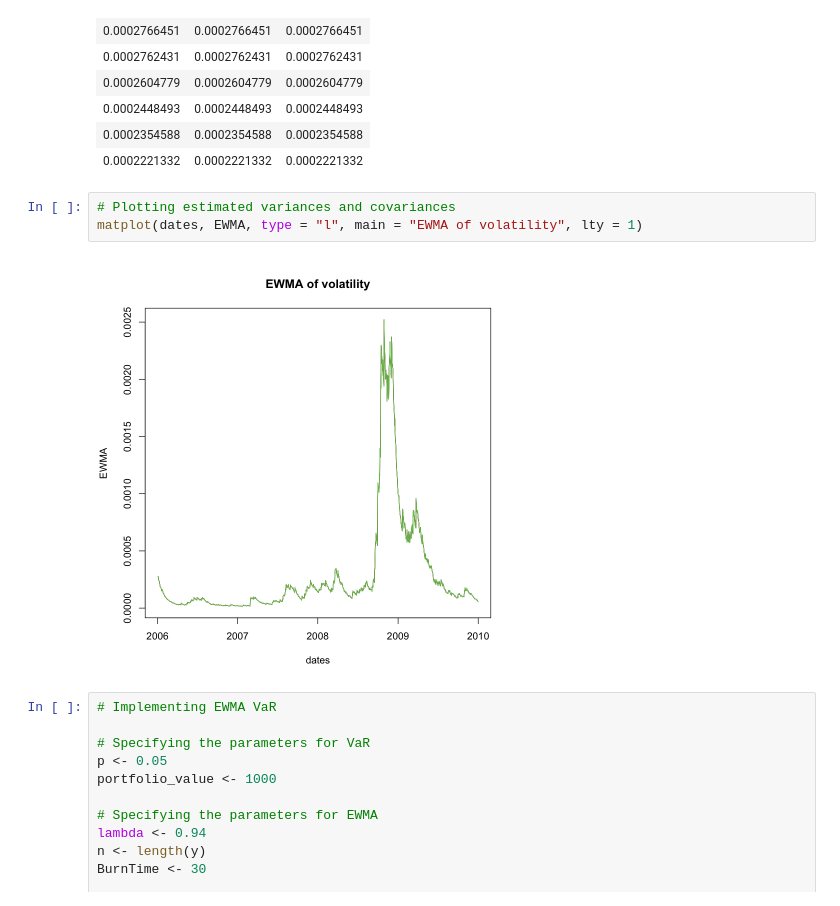
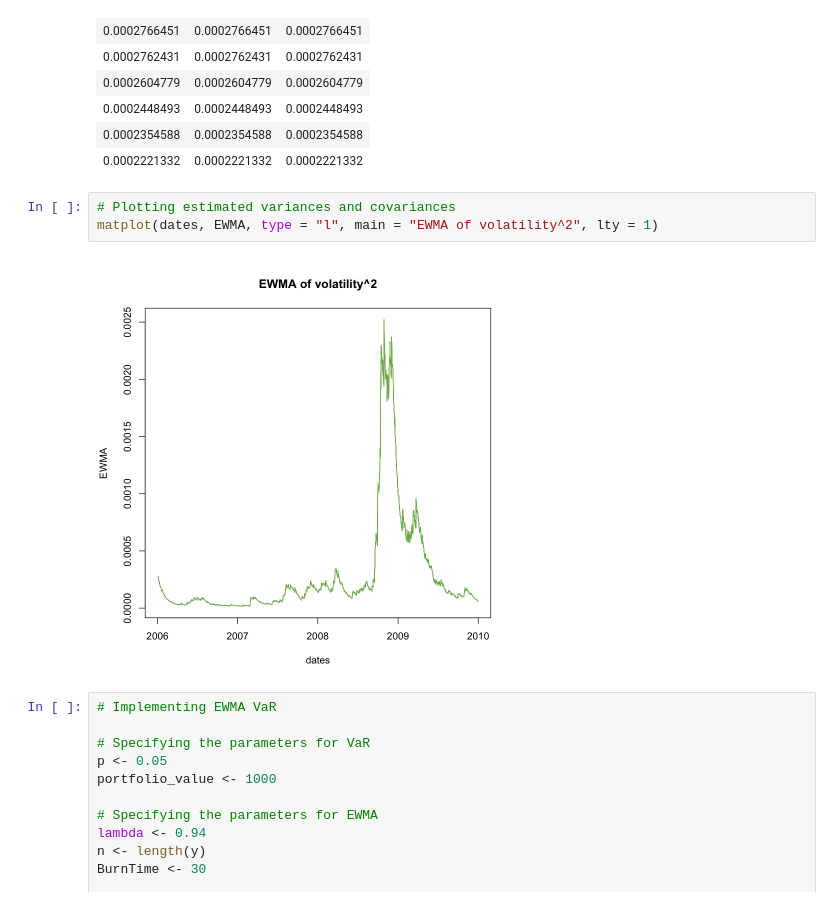
Before and after one commit to ChiachenCheng/1202Presentation, a Jupyter notebook: EWMA_volatility_VaR.ipynb, the cells around one changed output. Saved outputs shown, nothing was run; the diff lists cells and outputs as text.

```diff
--- a/EWMA_volatility_VaR.ipynb
+++ b/EWMA_volatility_VaR.ipynb
@@ -86,9 +86,9 @@ A matrix: 6 × 3 of type dbl
 | 0.0002221332 | 0.0002221332 | 0.0002221332 |
 # %%
 # Plotting estimated variances and covariances
-matplot(dates, EWMA, type = "l", main = "EWMA of volatility", lty = 1)
+matplot(dates, EWMA, type = "l", main = "EWMA of volatility^2", lty = 1)
 # %% [output]
-[figure, old version]
+[figure, new version]
 # %%
 # Implementing EWMA VaR
 
```
Also changed, not shown: parts of 2 cells of this notebook.
